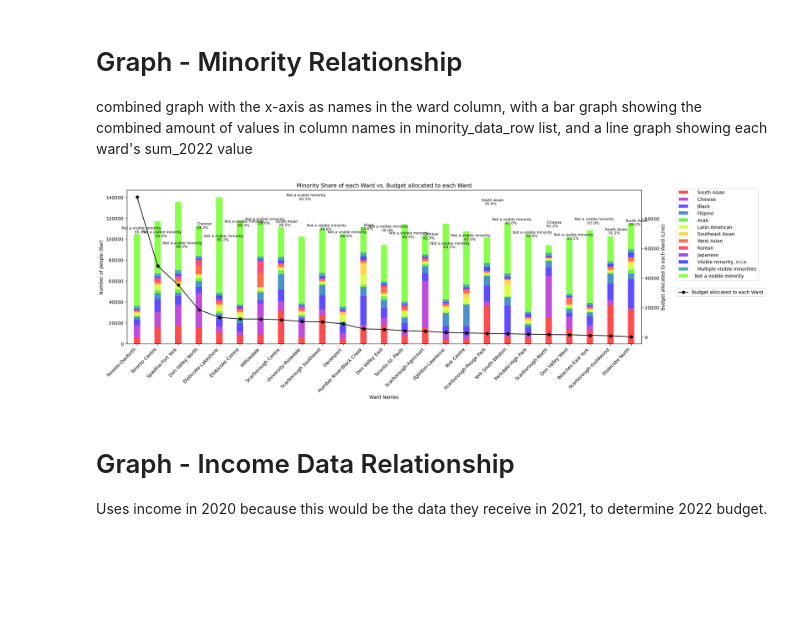
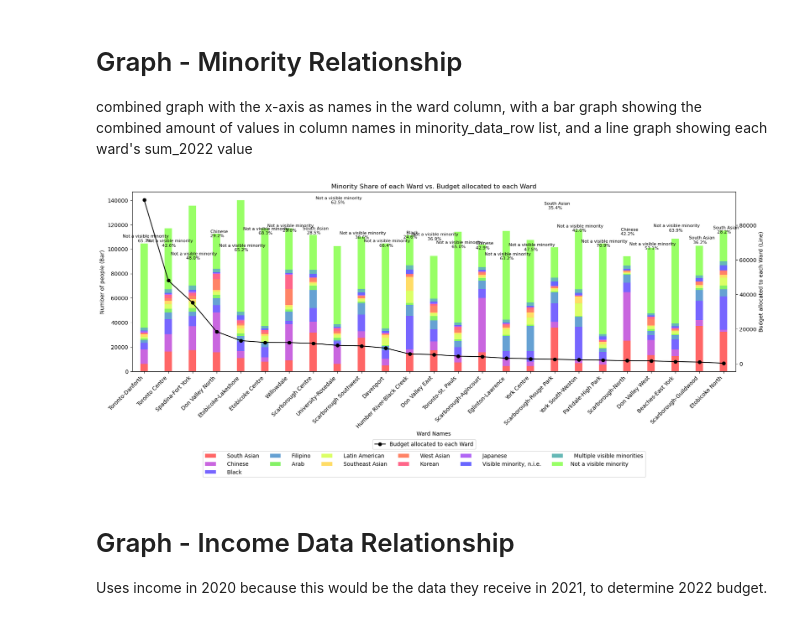
Before and after one commit to aayushgambhir2023/DA-Project-1, a Jupyter notebook: Demographic_Relationship_2021.ipynb, the cells around one changed output. Saved outputs shown, nothing was run; the diff lists cells and outputs as text; code cells hidden in the pictures; blank space fills up the shorter version.

Commit message:
reupdate code, cleaning

```diff
--- a/Demographic_Relationship_2021.ipynb
+++ b/Demographic_Relationship_2021.ipynb
@@ -34,12 +34,11 @@ print(ward_list)
 ['York Centre', 'Spadina-Fort York', 'Toronto Centre', 'Scarborough-Agincourt', 'Scarborough Centre', 'Eglinton-Lawrence', 'York South-Weston', 'Scarborough-Rouge Park', 'Scarborough-North', 'Humber R ...
 # %%
 # Add up 2022 sum
-sum_2022_by_ward = capital_budget_df.groupby("Ward")["2022"].sum().reset_index()
+ward_sum_2022 = capital_budget_df.groupby("Ward")["2022"].sum().reset_index()
 # New dataframe with clean summed values
-clean_budget_df = pd.DataFrame({"Ward": sum_2022_by_ward["Ward"], "Sum_2022": sum_2022_by_ward["2022"]})
+clean_budget_df = pd.DataFrame({"Ward": ward_sum_2022["Ward"], "2022 Budget": ward_sum_2022["2022"]})
 # Remove leading and trailing spaces from the "Ward" column in clean_budget_df
 clean_budget_df["Ward"] = clean_budget_df["Ward"].str.strip()
-print("Updated Unique Ward Names:", ward_list)
-print("\nClean Budget DataFrame:")
-print(clean_budget_df)
+print(ward_list)
+clean_budget_df
 # %% [output]
@@ -154,7 +152,7 @@ merged_df_jt = pd.merge(clean_budget_df, clean_profile_df, left_on="Ward", right
 merged_df_jt = merged_df_jt.drop("GEO_NAME", axis=1)
 # Cleaning merged df for better visual
 column_order = income_data_row + population_density + minority_data_row
-merged_df_jt = merged_df_jt[["Ward", "Sum_2022"]+ column_order]
+merged_df_jt = merged_df_jt[["Ward", "2022 Budget"]+ column_order]
 
 merged_df_jt
 # %% [output]
@@ -214,32 +212,29 @@ The r-value being closer to 0 also indicates a relatively weak linear correlatio
 
 combined graph with the x-axis as names in the ward column, with a bar graph showing the combined amount of values in column names in minority_data_row list, and a line graph showing each ward's sum_2022 value
 # %%
-# Sort the DataFrame by Sum_2022 in descending order
-merged_df_jt_sorted = merged_df_jt.sort_values(by='Sum_2022', ascending=False)
+# Sort the DataFrame by 2022 Budget in descending order
+merged_df_jt_sorted = merged_df_jt.sort_values(by='2022 Budget', ascending=False)
 
 # Extract data for plotting
 ward_names = merged_df_jt_sorted["Ward"]
-sum_2022_values = merged_df_jt_sorted["Sum_2022"]
+budget_values = merged_df_jt_sorted["2022 Budget"]
 
 # Columns to include in the bar graph
 bar_columns = minority_data_row
 
 # Set up the figure and axis
-fig, ax1 = plt.subplots(figsize=(20, 6))  # Increase the figure width to allow more space
+fig, ax1 = plt.subplots(figsize=(20, 6))
 
 # Get a list of distinct colors for each column
 bar_colors = plt.cm.get_cmap('prism', len(bar_columns))
 
-# Lists to store annotations
-annotations = []
-
-# Bar graph for minority data (stacked)
+# Stacked Bar graph for minority data
 bar_width = 0.3
 bar_positions = np.arange(len(ward_names))
-bottom_positions = np.zeros(len(ward_names))
+bottom_positions = np.zeros(len(ward_names)) #add zeros to bottom_positions(for next bar to be put on top) list to be replaced with bar values.
 for i, column in enumerate(bar_columns):
-    # Use bottom parameter to stack the bars
-    bar = ax1.bar(bar_positions, merged_df_jt_sorted[column], bar_width, label=column, color=bar_colors(i), alpha=0.7, bottom=bottom_positions)
+    # Use bottom positions to stack the bars
+    bar = ax1.bar(bar_positions, merged_df_jt_sorted[column], bar_width, label=column, color=bar_colors(i), alpha=0.6, bottom=bottom_positions)
     bottom_positions += merged_df_jt_sorted[column]
 
 # Calculate percentage for each bar
@@ -248,43 +243,47 @@ total_percentage = pd.DataFrame({column: merged_df_jt_sorted[column] / bottom_po
 # Find the column with the highest percentage for each ward
 highest_percentage_column = total_percentage.idxmax(axis=1)
 highest_percentage_value = total_percentage.max(axis=1)
 
 # Annotate bars with the name of the column that has the highest percentage
+annotations = []
+
 for index, (column, value) in enumerate(zip(highest_percentage_column, highest_percentage_value)):
-    # Find the position for annotation (top of the bar)
-    annotation_x = bar_positions[index] + bar_width / 2
-    annotation_y = bottom_positions[index] + (value / 2)
+    # Find the position for annotation
+    annotation_x = bar_positions[index]
+    annotation_y = bottom_positions[index]
     annotation_text = f"{column}\n {value:.1f}%"
     annotations.append((annotation_x, annotation_y, annotation_text))
 
-# Set up a secondary axis for the line graph
+# Annotate bars with the name of the column that has the highest total percentage
+for x, y, text in annotations:
+    ax1.text(x, y, text, ha='center', va='center', rotation=0, color='black', fontsize=8)
+
+# Set up the second axis for the line graph
 ax2 = ax1.twinx()
-ax2.plot(bar_positions, sum_2022_values, color='black', marker='o', label='Budget allocated to each Ward')
+ax2.plot(bar_positions, budget_values, color='black', marker='o', label='Budget allocated to each Ward')
 
 # X-axis labels and ticks
 ax1.set_xticks(bar_positions)
 ax1.set_xticklabels(ward_names, rotation=45, ha='right')
 
-# Adjust x-axis limits to create space on both sides
+# Add space on both sides of the x-axis
 ax1.set_xlim(bar_positions[0] - 0.5, bar_positions[-1] + 0.5)
 
 # Set labels and title
 ax1.set_xlabel('Ward Names')
 ax1.set_ylabel('Number of people (Bar)', color='black')
 ax2.set_ylabel('Budget allocated to each Ward (Line)', color='black')
 plt.title('Minority Share of each Ward vs. Budget allocated to each Ward')
 
 # Display the legend outside to the right of the graph
-ax1.legend(loc='upper left', bbox_to_anchor=(0.95, 0.9), bbox_transform=plt.gcf().transFigure)
-ax2.legend(loc='upper left', bbox_to_anchor=(0.95, 0.4), bbox_transform=plt.gcf().transFigure)
+# Dividing the first legend into two lines
 
-# Annotate bars with the name of the column that has the highest total percentage
-for x, y, text in annotations:
-    ax1.text(x, y, text, ha='center', va='center', rotation=0, color='black', fontsize=8)
+ax1.legend(loc='upper center', bbox_to_anchor=(0.5, -0.22), bbox_transform=plt.gcf().transFigure, ncol=len(bar_columns)/2)
+ax2.legend(loc='upper center', bbox_to_anchor=(0.5, -0.17), bbox_transform=plt.gcf().transFigure, ncol=1)
 
 # Save and Show Figure
 plt.savefig("output/Minority Share vs. Budget.png", bbox_inches='tight')
 plt.show()
 # %% [output]
-[figure, old version]
+[figure, new version]
 # %%
```
Also changed, not shown: parts of 8 cells of this notebook, 1 other file.
